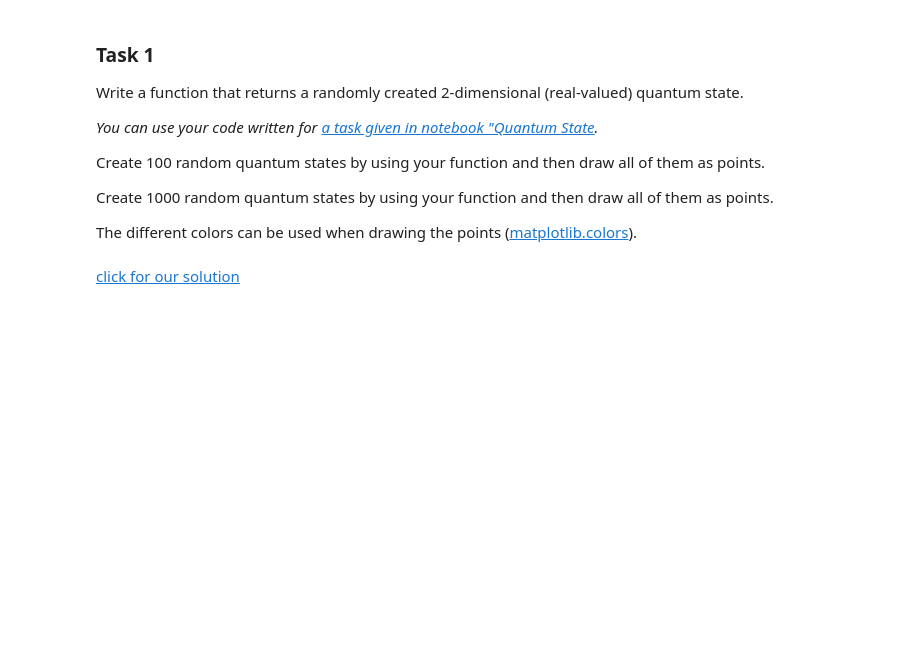
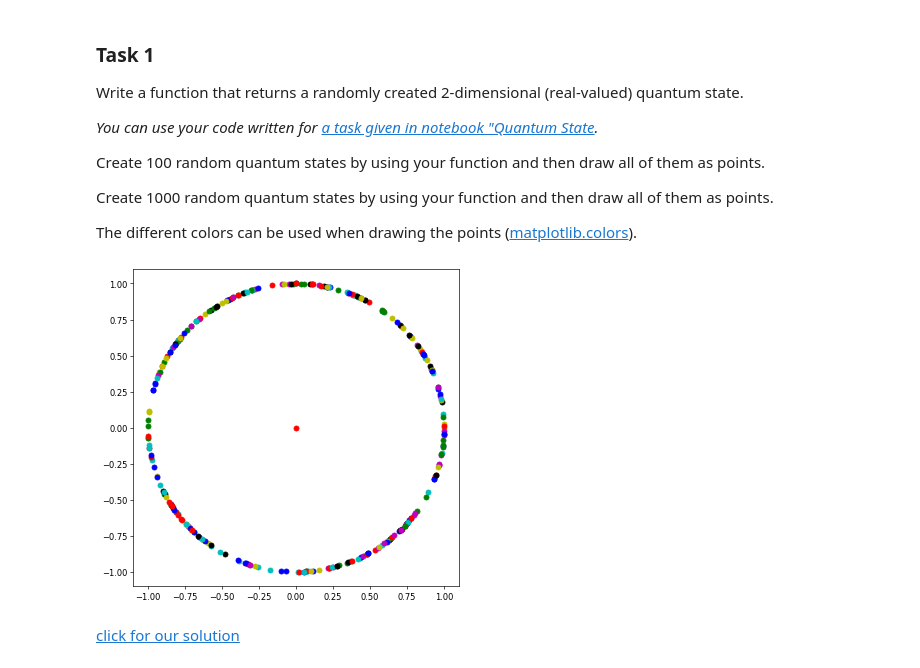
Before and after one commit to DoNatPanic/basics-of-quantum-computing-master, a Jupyter notebook: bronze/B30_Visualization_of_a_Qubit.ipynb, the cells around one changed output. Drawn from its saved outputs; the diff is of its cells as text; code cells hidden in the pictures; blank space fills up the shorter version.

```diff
--- a/bronze/B30_Visualization_of_a_Qubit.ipynb
+++ b/bronze/B30_Visualization_of_a_Qubit.ipynb
@@ -111,22 +111,40 @@ Create 100 random quantum states by using your function and then draw all of the
 Create 1000 random quantum states by using your function and then draw all of them as points.
 
 The different colors can be used when drawing the points ([matplotlib.colors](https://matplotlib.org/2.0.2/api/colors_api.html)).
+# %%
+# randomly creating a 2-dimensional quantum state
+from random import randrange
+def random_quantum_state():
+    first_entry = randrange(-100,101)
+    second_entry = randrange(-100,101)
+    length_square = first_entry**2+second_entry**2
+    while length_square == 0:
+        first_entry = randrange(-100,101)
+        second_entry = randrange(-100,101)
+        length_square = first_entry**2+second_entry**2
+    first_entry = first_entry / length_square**0.5
+    second_entry = second_entry / length_square**0.5
+    return [first_entry,second_entry]
 # %%
 # import the drawing methods
-from matplotlib.pyplot import plot, figure
+from matplotlib.pyplot import plot, figure, show
 
 # draw a figure
-figure(figsize=(6,6), dpi=60)
+figure(figsize=(7,7), dpi=60)
 
 # draw the origin
 plot(0,0,'ro')
 
 from random import randrange
 colors = ['ro','bo','go','yo','co','mo','ko']
 
-#
-# your solution is here
-#
+for i in range(300):
+    quantum_state = random_quantum_state();
+    plot(quantum_state[0],quantum_state[1],colors[randrange(len(colors))])
+
+show()
+# %% [output]
+[figure, added]
 # %% [markdown]
 <a href="B30_Visualization_of_a_Qubit_Solutions.ipynb#task1">click for our solution</a>
 # %% [markdown]
```
Also changed, not shown: parts of 8 cells of this notebook.
